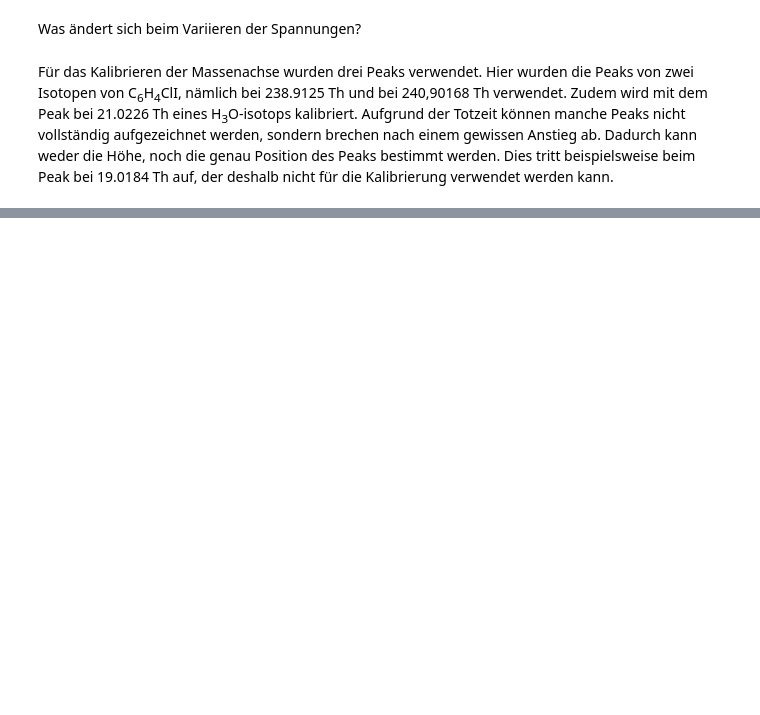
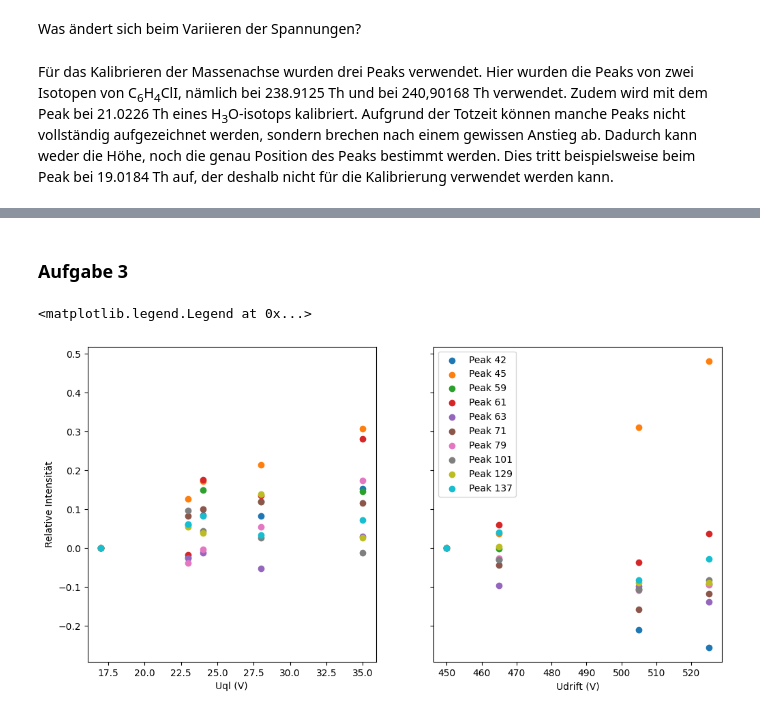
Before and after one commit to alexanderhelbok/fp1, a Jupyter notebook: 07_Massenspektroskopie/Massenspektrometer_auswertung.ipynb, the cells around one changed output, grey strips where cells are left out. Drawn from its saved outputs; the diff is of its cells as text; code cells hidden in the pictures; blank space fills up the shorter version.

```diff
--- a/07_Massenspektroskopie/Massenspektrometer_auswertung.ipynb
+++ b/07_Massenspektroskopie/Massenspektrometer_auswertung.ipynb
@@ -46,0 +129,53 @@ Für das Kalibrieren der Massenachse wurden drei Peaks verwendet. Hier wurden di
+# %% [markdown]
+### Aufgabe 3
+# %%
+def t_to_idx(t, df):
+    return df[df.t > t].iloc[0, 0]
+
+
+Uql = [17, 23, 24, 28, 35]
+Udrift = [450, 465, 505, 525, 580]
+tql = [0, 65, 135, 205, 285, int(df.t.iloc[-1])]
+tdrift = [0, 115, 225, 355, 465, int(df.t.iloc[-1])]
+
+# add U and t to array to iterate over
+Uall = np.array([Uql, Udrift])
+tall = np.array([tql, tdrift])
+
+
+fig, ax = plt.subplots(1, 2, figsize=(12, 6), sharey=True)
+for j in range(2):
+    U, t = Uall[j], tall[j]
+    # load data
+    df = pd.read_csv(f'data/Ex3.{j+1}.txt', sep='\t', skiprows=6, header=0)
+    # rename columns
+    df.columns = ["idx", "t", *[f"m{i+1}" for i in range(len(df.columns)-2)]]
+    # iterate through masses
+    for peak in np.rint(peaks):
+        peak = int(peak)
+        # create temporary array for data
+        tempy = unp.uarray(np.zeros(len(U)), np.zeros(len(U)))
+        # iterate through voltages
+        for (i, _) in enumerate(U):
+            # exclude data within 5s of log entry to avoid transient effects and time inaccuracy
+            start, stop = t_to_idx(t[i] + 5, df), t_to_idx(t[i+1] - 5, df)
+            # calculate mean and std of relevant data
+            mean, std = np.mean(df[f"m{peak}"][start:stop]), np.std(df[f"m{peak}"][start:stop])
+            # plt.plot(df.t[Ut[i]+2:Ut[i+1]-2], df["m45"][Ut[i]+2:Ut[i+1]-2], label=f"U = {U} V")
+            tempy[i] = unc.ufloat(mean, std)
+
+        # create relative plot
+        tempy = tempy/tempy[0] - 1
+        # plt.errorbar(U, unp.nominal_values(tempy), yerr=unp.std_devs(tempy), fmt='o', label=f"Peak {peak}")
+        ax[j].scatter(U, unp.nominal_values(tempy), label=f"Peak {peak}")
+
+ax[0].set_xlabel('Uql (V)')
+ax[1].set_xlabel('Udrift (V)')
+ax[0].set_ylabel('Relative Intensität')
+
+plt.legend()
+# plt.yscale('log')
+# plt.plot(df.t, df[f"m{i+1}"], label=f"U = {U} V")
+# %% [output]
+<matplotlib.legend.Legend at 0x...>
+[figure, added]
```
Also changed, not shown: parts of 11 cells of this notebook, 13 other files.
